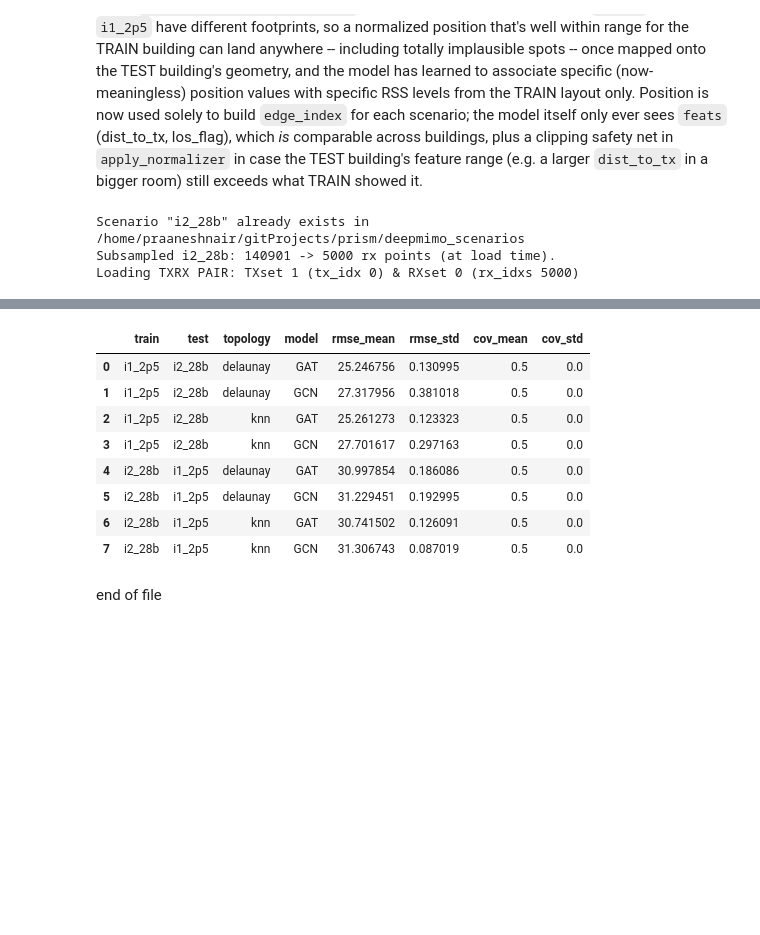
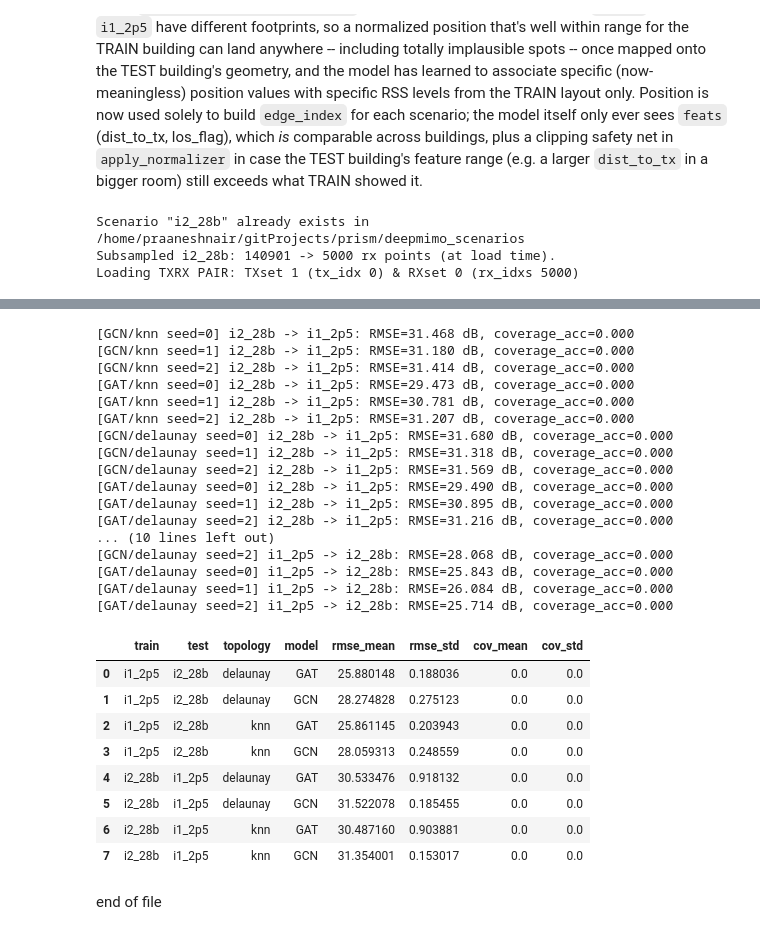
Before and after one commit to CompileArtisan/prism, a Jupyter notebook: radiomap_6g_sweep.ipynb, the cells around one changed output, grey strips where cells are left out. Drawn from its saved outputs; the diff is of its cells as text; code cells hidden in the pictures; blank space fills up the shorter version.

```diff
--- a/radiomap_6g_sweep.ipynb
+++ b/radiomap_6g_sweep.ipynb
@@ -181,8 +201,8 @@ i2_28b
 # %%
 SCENARIO_NAME = "i2_28b"
 
-pos, rss, feats = load_scenario(SCENARIO_NAME)
-print(pos.shape, rss.shape, feats.shape)
+pos, rss, feats, freq_ghz = load_scenario(SCENARIO_NAME)
+print(pos.shape, rss.shape, feats.shape, freq_ghz)
 # %% [output]
 Scenario "i2_28b" already exists in /home/praaneshnair/gitProjects/prism/deepmimo_scenarios
 Subsampled i2_28b: 140901 -> 5000 rx points (at load time).
@@ -191,19 +211,20 @@ Loading TXRX PAIR: TXset 1 (tx_idx 0) & RXset 0 (rx_idxs 5000)
 # %%
-def fit_normalizer(feats, rss, idx=None):
-    """Fit mean/std stats on the given subset of points (or all points if
-    idx is None). Always fit on the TRAIN split only -- fitting on the
-    full dataset (train+test, or on a test scenario) leaks information
-    the model shouldn't have access to.
+def fspl_dbm(dist_m, freq_ghz):
+    """Free-space path loss (dB). Stripping this out of the target before
+    normalizing removes the scenario-specific absolute power level (tx
+    power, antenna gain, carrier freq) that raw dBm otherwise bakes in."""
+    dist_m = np.maximum(dist_m, 1e-3)
+    return 20 * np.log10(dist_m) + 20 * np.log10(freq_ghz) + 32.44
 
-    NOTE: raw (x, y, z) position is intentionally NOT part of this --
-    see the "drop raw position from model inputs" note above run_gnn."""
+def fit_normalizer(feats, rss, freq_ghz, idx=None):
     if idx is None:
         idx = np.arange(len(feats))
+    residual = rss - fspl_dbm(feats[:, 0], freq_ghz)  # feats[:,0] is dist_to_tx
     return {
         "feats_mean": feats[idx].mean(0), "feats_std": feats[idx].std(0) + 1e-8,
-        "rss_mean": rss[idx].mean(), "rss_std": rss[idx].std() + 1e-8,
+        "rss_mean": residual[idx].mean(), "rss_std": residual[idx].std() + 1e-8,
+        "freq_ghz": freq_ghz,
     }
-
 
 def apply_normalizer(feats, rss, stats, clip=4.0):
     feats_n = (feats - stats["feats_mean"]) / stats["feats_std"]
@@ -213,12 +234,13 @@ def apply_normalizer(feats, rss, stats, clip=4.0):
             print(f"[warn] apply_normalizer: {frac_clipped:.1%} of values exceed "
                   f"clip={clip} std -- TRAIN stats may not cover this data's range.")
         feats_n = np.clip(feats_n, -clip, clip)
-    rss_n = (rss - stats["rss_mean"]) / stats["rss_std"]
+    residual = rss - fspl_dbm(feats[:, 0], stats["freq_ghz"])
+    rss_n = (residual - stats["rss_mean"]) / stats["rss_std"]
     return feats_n, rss_n
 
-
-def denormalize_rss(rss_n, stats):
-    return rss_n * stats["rss_std"] + stats["rss_mean"]
+def denormalize_rss(rss_n, stats, dist_to_tx):
+    residual = rss_n * stats["rss_std"] + stats["rss_mean"]
+    return residual + fspl_dbm(dist_to_tx, stats["freq_ghz"])
 # %% [markdown]
 ## 3. Graph construction — k-NN and Delaunay
 
@@ -714,8 +707,8 @@ def full_generalization_sweep(scenario_pairs=(("i2_28b", "i1_2p5"), ("i1_2p5", "
         return cache[name]
 
     for train_scenario, test_scenario in scenario_pairs:
-        pos_tr, rss_tr, feat_tr = get(train_scenario)
-        pos_te, rss_te, feat_te = get(test_scenario)
+        pos_tr, rss_tr, feat_tr, freq_tr = get(train_scenario)
+        pos_te, rss_te, feat_te, freq_te = get(test_scenario)
 
         # Fit normalization on the TRAIN scenario only, then apply that
         # SAME transform to the test scenario. Model inputs are `feats`
@@ -728,7 +721,7 @@ def full_generalization_sweep(scenario_pairs=(("i2_28b", "i1_2p5"), ("i1_2p5", "
         # RSS relationship. `apply_normalizer`'s clip is a safety net in
         # case the TEST building's feature range (e.g. a larger
         # dist_to_tx in a bigger room) still exceeds anything TRAIN showed.
-        stats = fit_normalizer(feat_tr, rss_tr)
+        stats = fit_normalizer(feat_tr, rss_tr, freq_tr)
         feat_tr_n, rss_tr_n = apply_normalizer(feat_tr, rss_tr, stats)
         feat_te_n, _ = apply_normalizer(feat_te, rss_te, stats)
         # --- diagnostic: is clipping collapsing TEST features to a constant? ---
@@ -740,7 +733,7 @@ def full_generalization_sweep(scenario_pairs=(("i2_28b", "i1_2p5"), ("i1_2p5", "
         x_tr = torch.tensor(feat_tr_n, dtype=torch.float32)
         y_tr = torch.tensor(rss_tr_n, dtype=torch.float32).unsqueeze(1)
         x_te = torch.tensor(feat_te_n, dtype=torch.float32)
-        thresh_te = float(np.median(rss_te))
+        thresh_te = -90.0  # same fixed sensitivity as sweep_full, so results are comparable
 
         for topo in topologies:
             ei_tr = torch.tensor(BUILDERS[topo](pos_tr), dtype=torch.long)
@@ -779,7 +772,7 @@ def full_generalization_sweep(scenario_pairs=(("i2_28b", "i1_2p5"), ("i1_2p5", "
                         pred_te_n = model(x_te, ei_te).numpy().squeeze()
                     # Denormalize with TRAIN stats -- using test-set stats
                     # here would just reintroduce the original mismatch.
-                    pred_te = denormalize_rss(pred_te_n, stats)
+                    pred_te = denormalize_rss(pred_te_n, stats, feat_te[:, 0])
 
                     rmse = float(np.sqrt(mean_squared_error(rss_te, pred_te)))
                     cov_acc = coverage_accuracy(rss_te, pred_te, thresh_te)
@@ -841,11 +820,28 @@ Loading TXRX PAIR: TXset 2 (tx_idx 63) & RXset 0 (rx_idxs 5000)
+[GCN/knn seed=0] i2_28b -> i1_2p5: RMSE=31.468 dB, coverage_acc=0.000
+[GCN/knn seed=1] i2_28b -> i1_2p5: RMSE=31.180 dB, coverage_acc=0.000
+[GCN/knn seed=2] i2_28b -> i1_2p5: RMSE=31.414 dB, coverage_acc=0.000
+[GAT/knn seed=0] i2_28b -> i1_2p5: RMSE=29.473 dB, coverage_acc=0.000
+[GAT/knn seed=1] i2_28b -> i1_2p5: RMSE=30.781 dB, coverage_acc=0.000
+[GAT/knn seed=2] i2_28b -> i1_2p5: RMSE=31.207 dB, coverage_acc=0.000
+[GCN/delaunay seed=0] i2_28b -> i1_2p5: RMSE=31.680 dB, coverage_acc=0.000
+[GCN/delaunay seed=1] i2_28b -> i1_2p5: RMSE=31.318 dB, coverage_acc=0.000
+[GCN/delaunay seed=2] i2_28b -> i1_2p5: RMSE=31.569 dB, coverage_acc=0.000
+[GAT/delaunay seed=0] i2_28b -> i1_2p5: RMSE=29.490 dB, coverage_acc=0.000
+[GAT/delaunay seed=1] i2_28b -> i1_2p5: RMSE=30.895 dB, coverage_acc=0.000
+[GAT/delaunay seed=2] i2_28b -> i1_2p5: RMSE=31.216 dB, coverage_acc=0.000
+... (10 lines left out)
+[GCN/delaunay seed=2] i1_2p5 -> i2_28b: RMSE=28.068 dB, coverage_acc=0.000
+[GAT/delaunay seed=0] i1_2p5 -> i2_28b: RMSE=25.843 dB, coverage_acc=0.000
+[GAT/delaunay seed=1] i1_2p5 -> i2_28b: RMSE=26.084 dB, coverage_acc=0.000
+[GAT/delaunay seed=2] i1_2p5 -> i2_28b: RMSE=25.714 dB, coverage_acc=0.000
 |  | train | test | topology | model | rmse_mean | rmse_std | cov_mean | cov_std |
-| 0 | i1_2p5 | i2_28b | delaunay | GAT | 25.246756 | 0.130995 | 0.5 | 0.0 |
-| 1 | i1_2p5 | i2_28b | delaunay | GCN | 27.317956 | 0.381018 | 0.5 | 0.0 |
-| 2 | i1_2p5 | i2_28b | knn | GAT | 25.261273 | 0.123323 | 0.5 | 0.0 |
-| 3 | i1_2p5 | i2_28b | knn | GCN | 27.701617 | 0.297163 | 0.5 | 0.0 |
-| 4 | i2_28b | i1_2p5 | delaunay | GAT | 30.997854 | 0.186086 | 0.5 | 0.0 |
-| 5 | i2_28b | i1_2p5 | delaunay | GCN | 31.229451 | 0.192995 | 0.5 | 0.0 |
-| 6 | i2_28b | i1_2p5 | knn | GAT | 30.741502 | 0.126091 | 0.5 | 0.0 |
-| 7 | i2_28b | i1_2p5 | knn | GCN | 31.306743 | 0.087019 | 0.5 | 0.0 |
+| 0 | i1_2p5 | i2_28b | delaunay | GAT | 25.880148 | 0.188036 | 0.0 | 0.0 |
+| 1 | i1_2p5 | i2_28b | delaunay | GCN | 28.274828 | 0.275123 | 0.0 | 0.0 |
+| 2 | i1_2p5 | i2_28b | knn | GAT | 25.861145 | 0.203943 | 0.0 | 0.0 |
+| 3 | i1_2p5 | i2_28b | knn | GCN | 28.059313 | 0.248559 | 0.0 | 0.0 |
+| 4 | i2_28b | i1_2p5 | delaunay | GAT | 30.533476 | 0.918132 | 0.0 | 0.0 |
+| 5 | i2_28b | i1_2p5 | delaunay | GCN | 31.522078 | 0.185455 | 0.0 | 0.0 |
+| 6 | i2_28b | i1_2p5 | knn | GAT | 30.487160 | 0.903881 | 0.0 | 0.0 |
+| 7 | i2_28b | i1_2p5 | knn | GCN | 31.354001 | 0.153017 | 0.0 | 0.0 |
 # %% [markdown]
 end of file
```
Also changed, not shown: parts of 10 cells of this notebook.
